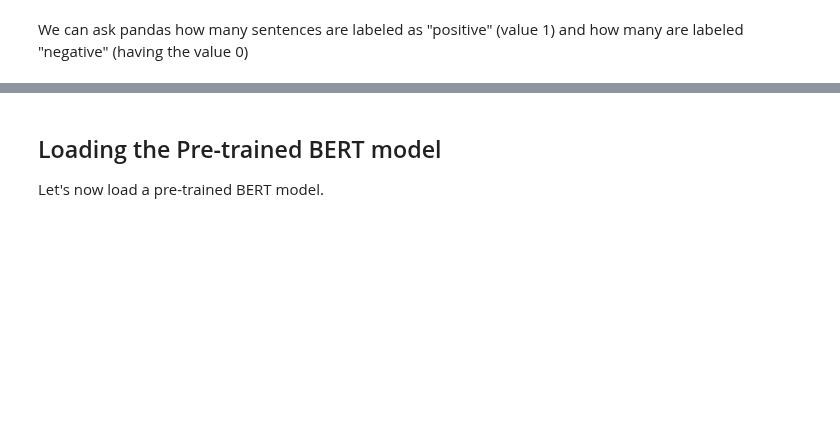
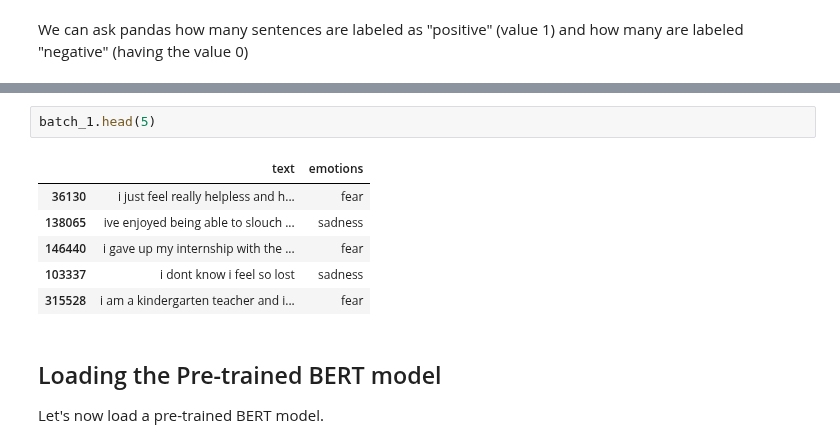
Before and after one commit to MosheWasserb/PyTorchNotbooks, a Jupyter notebook: MultiClassBERT.ipynb, the cells around one changed output, grey strips where cells are left out. Drawn from its saved outputs; the diff is of its cells as text; blank space fills up the shorter version.

```diff
--- a/MultiClassBERT.ipynb
+++ b/MultiClassBERT.ipynb
@@ -135,3 +146,12 @@ Name: 1, dtype: int64
+# %%
+batch_1.head(5)
+# %% [output]
+|  | text | emotions |
+| 36130 | i just feel really helpless and h... | fear |
+| 138065 | ive enjoyed being able to slouch ... | sadness |
+| 146440 | i gave up my internship with the ... | fear |
+| 103337 | i dont know i feel so lost | sadness |
+| 315528 | i am a kindergarten teacher and i... | fear |
 # %% [markdown]
 ## Loading the Pre-trained BERT model
 Let's now load a pre-trained BERT model.
```
Also changed, not shown: parts of 35 cells of this notebook.
